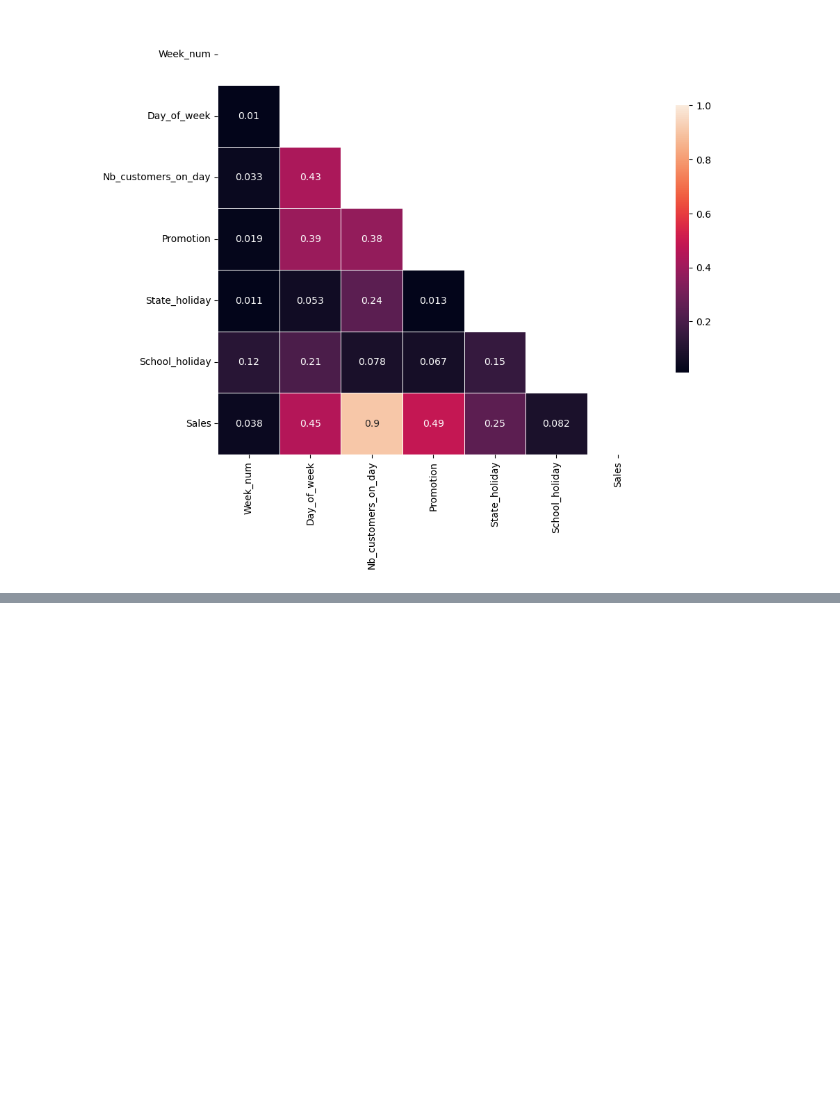
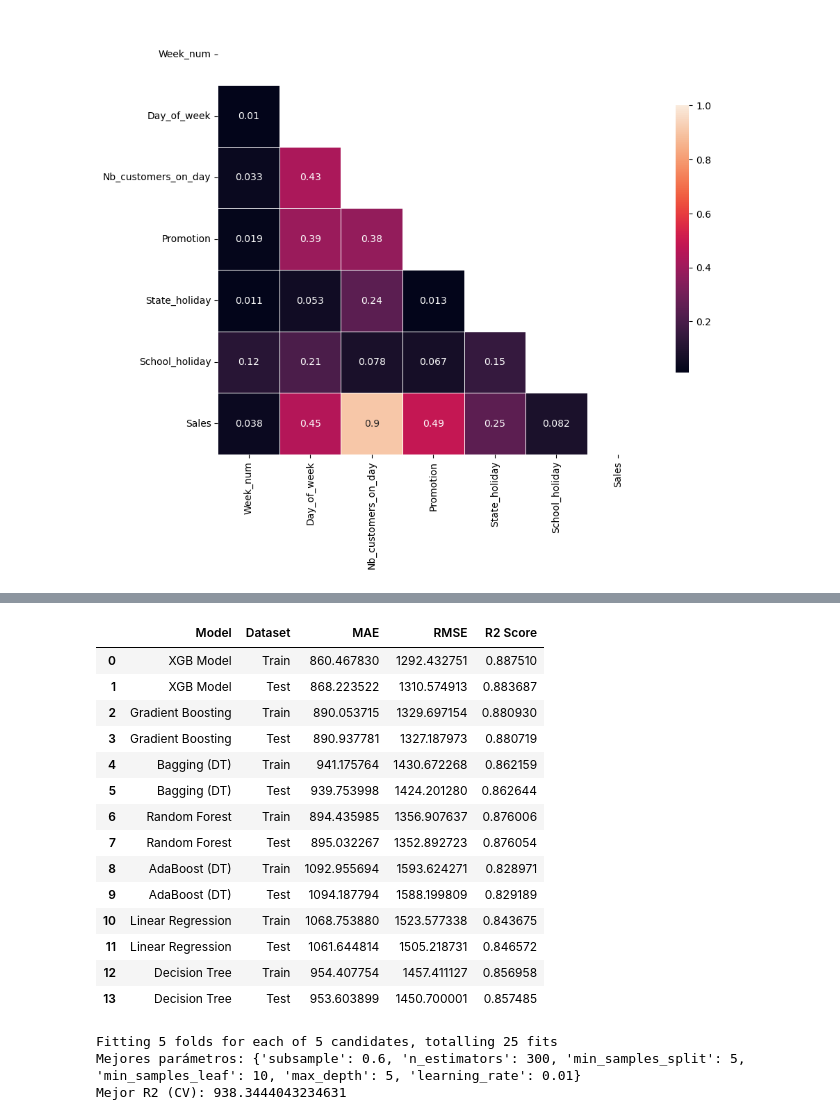
Before and after one commit to rerguner/ironkaggle_challenge, a Jupyter notebook: ironkaggle_starter.ipynb, the cells around one changed output, grey strips where cells are left out. Cells and saved outputs as stored; diff of their text form; code cells hidden in the pictures; blank space fills up the shorter version.

```diff
--- a/ironkaggle_starter.ipynb
+++ b/ironkaggle_starter.ipynb
@@ -82,0 +204,75 @@ sns.heatmap(corr, mask=mask, vmax=1,square=True, linewidths=.5, cbar_kws={"shrin
+# %%
+models = [
+    ('XGB Model', XGBRegressor(n_estimators=500, learning_rate=0.05, max_depth=6, subsample=0.8)),
+    ('Gradient Boosting', GradientBoostingRegressor(n_estimators=100, learning_rate=0.1, max_depth=3)),
+    ('Bagging (DT)', BaggingRegressor(DecisionTreeRegressor(max_depth=5), n_estimators=50)),
+    ('Random Forest', RandomForestRegressor(n_estimators=100, max_depth=7)),
+    ('AdaBoost (DT)', AdaBoostRegressor(DecisionTreeRegressor(max_depth=3), n_estimators=100, learning_rate=0.1)),
+    ('Linear Regression', LinearRegression()),
+    ('Decision Tree', DecisionTreeRegressor(max_depth=5))
+]
+
+# Lista para almacenar resultados
+results = []
+
+# Entrenamos y obtenemos score matrix por modelo
+for name, model in models:
+    model.fit(X_train_norm, y_train)
+    df = get_score_matrix(model, name)
+    results.append(df)
+
+# Unimos todo en un único DataFrame
+comparison_matrix_params = pd.concat(results).reset_index(drop=True)
+# %%
+display(comparison_matrix_params)
+# %% [output]
+|  | Model | Dataset | MAE | RMSE | R2 Score |
+| 0 | XGB Model | Train | 860.467830 | 1292.432751 | 0.887510 |
+| 1 | XGB Model | Test | 868.223522 | 1310.574913 | 0.883687 |
+| 2 | Gradient Boosting | Train | 890.053715 | 1329.697154 | 0.880930 |
+| 3 | Gradient Boosting | Test | 890.937781 | 1327.187973 | 0.880719 |
+| 4 | Bagging (DT) | Train | 941.175764 | 1430.672268 | 0.862159 |
+| 5 | Bagging (DT) | Test | 939.753998 | 1424.201280 | 0.862644 |
+| 6 | Random Forest | Train | 894.435985 | 1356.907637 | 0.876006 |
+| 7 | Random Forest | Test | 895.032267 | 1352.892723 | 0.876054 |
+| 8 | AdaBoost (DT) | Train | 1092.955694 | 1593.624271 | 0.828971 |
+| 9 | AdaBoost (DT) | Test | 1094.187794 | 1588.199809 | 0.829189 |
+| 10 | Linear Regression | Train | 1068.753880 | 1523.577338 | 0.843675 |
+| 11 | Linear Regression | Test | 1061.644814 | 1505.218731 | 0.846572 |
+| 12 | Decision Tree | Train | 954.407754 | 1457.411127 | 0.856958 |
+| 13 | Decision Tree | Test | 953.603899 | 1450.700001 | 0.857485 |
+# %%
+
+gbr = GradientBoostingRegressor(random_state=42)
+
+param_dist = {
+    'n_estimators': [100, 200, 300, 400, 500],
+    'learning_rate': [0.01, 0.05, 0.1, 0.2, 0.3],
+    'max_depth': [3, 4, 5, 6, 7, 8],
+    'subsample': [0.6, 0.7, 0.8, 0.9, 1.0],
+    'min_samples_split': [2, 5, 10],
+    'min_samples_leaf': [1, 3, 5, 10]
+}
+
+scorer = make_scorer(mean_absolute_error)
+
+# RandomizedSearchCV
+random_search = RandomizedSearchCV(
+    estimator=gbr,
+    param_distributions=param_dist,
+    n_iter=5,
+    scoring=scorer,
+    cv=5,
+    verbose=2,
+    random_state=42,
+    n_jobs=-1
+)
+
+random_search.fit(X_train_norm, y_train)
+
+print("Mejores parámetros:", random_search.best_params_)
+print("Mejor R2 (CV):", random_search.best_score_)
+# %% [output]
+Fitting 5 folds for each of 5 candidates, totalling 25 fits
+Mejores parámetros: {'subsample': 0.6, 'n_estimators': 300, 'min_samples_split': 5, 'min_samples_leaf': 10, 'max_depth': 5, 'learning_rate': 0.01}
+Mejor R2 (CV): 938.3444043234631
```
Also changed, not shown: parts of 22 cells of this notebook, 2 other files.
